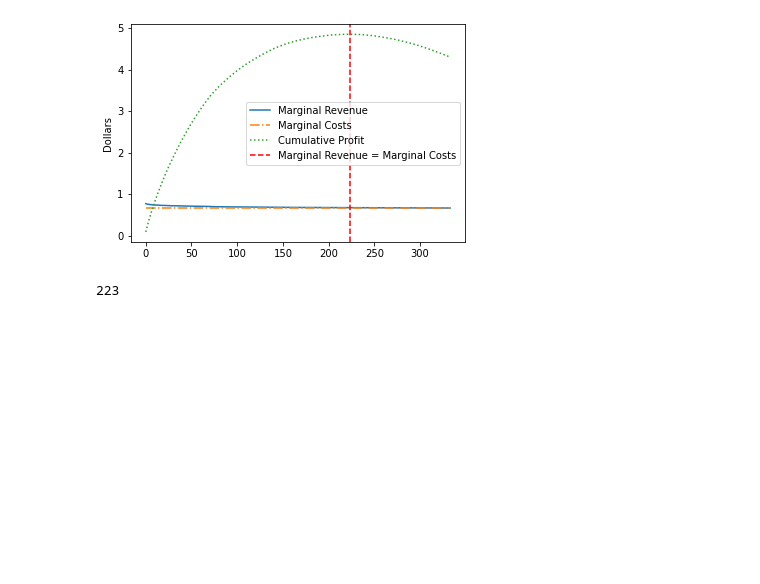
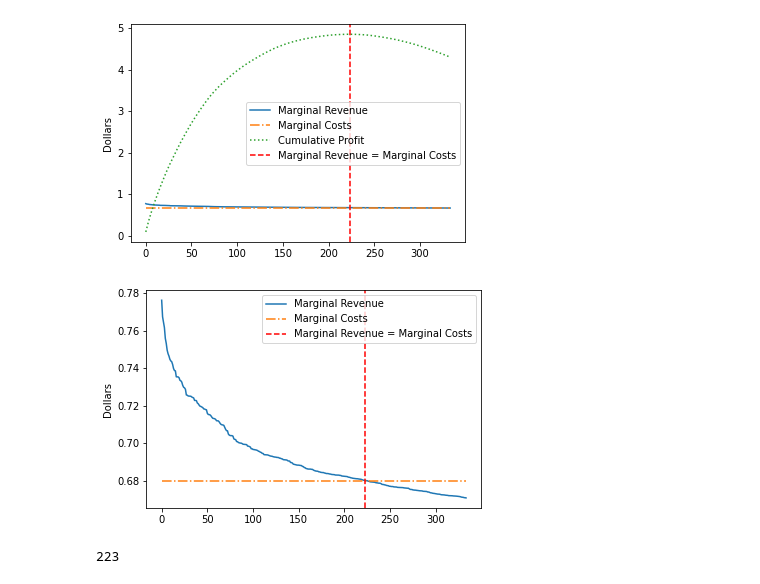
Before and after one commit to zachfreitas/ADS_505_Applied_Data_Sci_for_Business-, a Jupyter notebook: Module_4/Assignment_4/Assignment_4.ipynb, the cells around one changed output. Cells and saved outputs as stored; diff of their text form; code cells hidden in the pictures; blank space fills up the shorter version.

```diff
--- a/Module_4/Assignment_4/Assignment_4.ipynb
+++ b/Module_4/Assignment_4/Assignment_4.ipynb
@@ -378,6 +377,20 @@ plt.legend()
 plt.show()
 # %% [output]
 [figure]
+# %%
+import matplotlib.pyplot as plt
+plt.plot(mcmr['marginalRevenue'].head((profit_max*1.5).astype("int64"))
+, label = "Marginal Revenue", linestyle="-")
+plt.plot(mcmr['marginalCosts'].head((profit_max*1.5).astype("int64"))
+, label = "Marginal Costs", linestyle="-.")
+plt.ylabel('Dollars')
+plt.axvline(x=profit_max,
+            label = 'Marginal Revenue = Marginal Costs',
+            color = 'red', linestyle="--")
+plt.legend()
+plt.show()
+# %% [output]
+[figure, added]
 # %%
 # Profit Maximizing point
 profit_max
```
Also changed, not shown: parts of 4 cells of this notebook.
